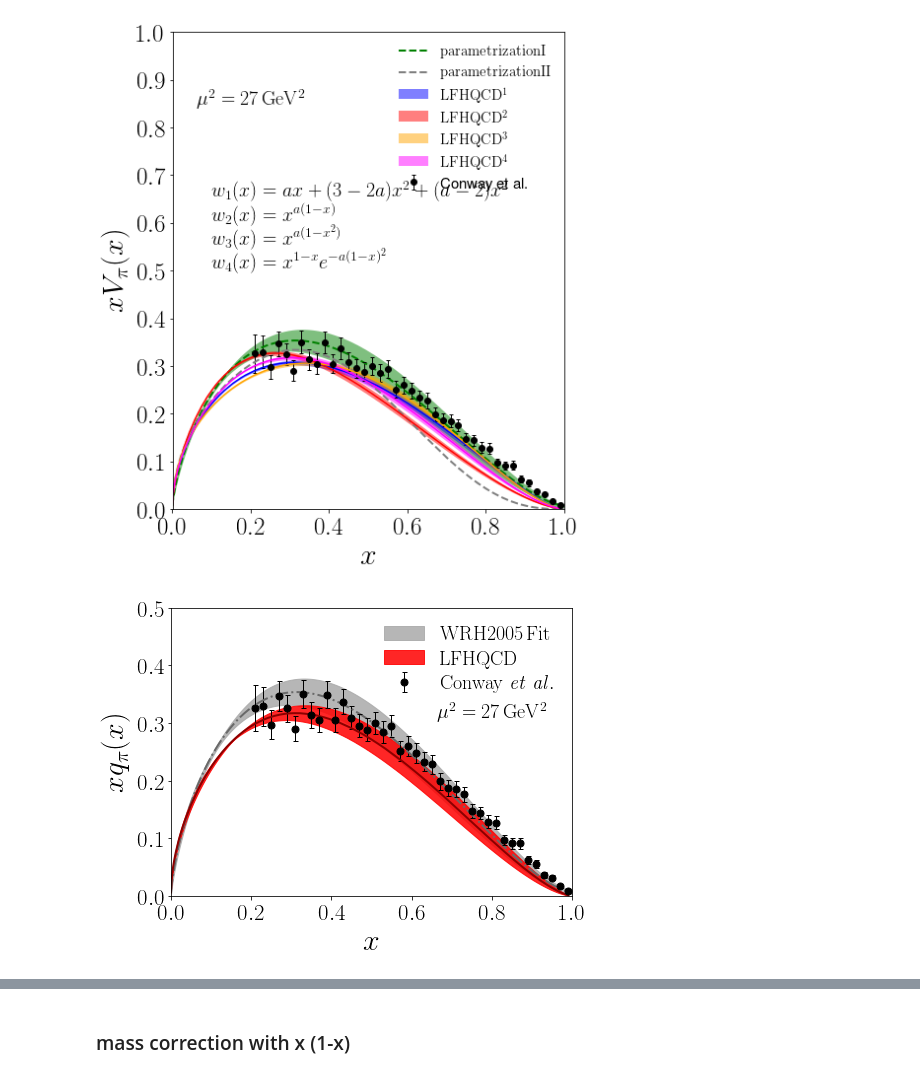
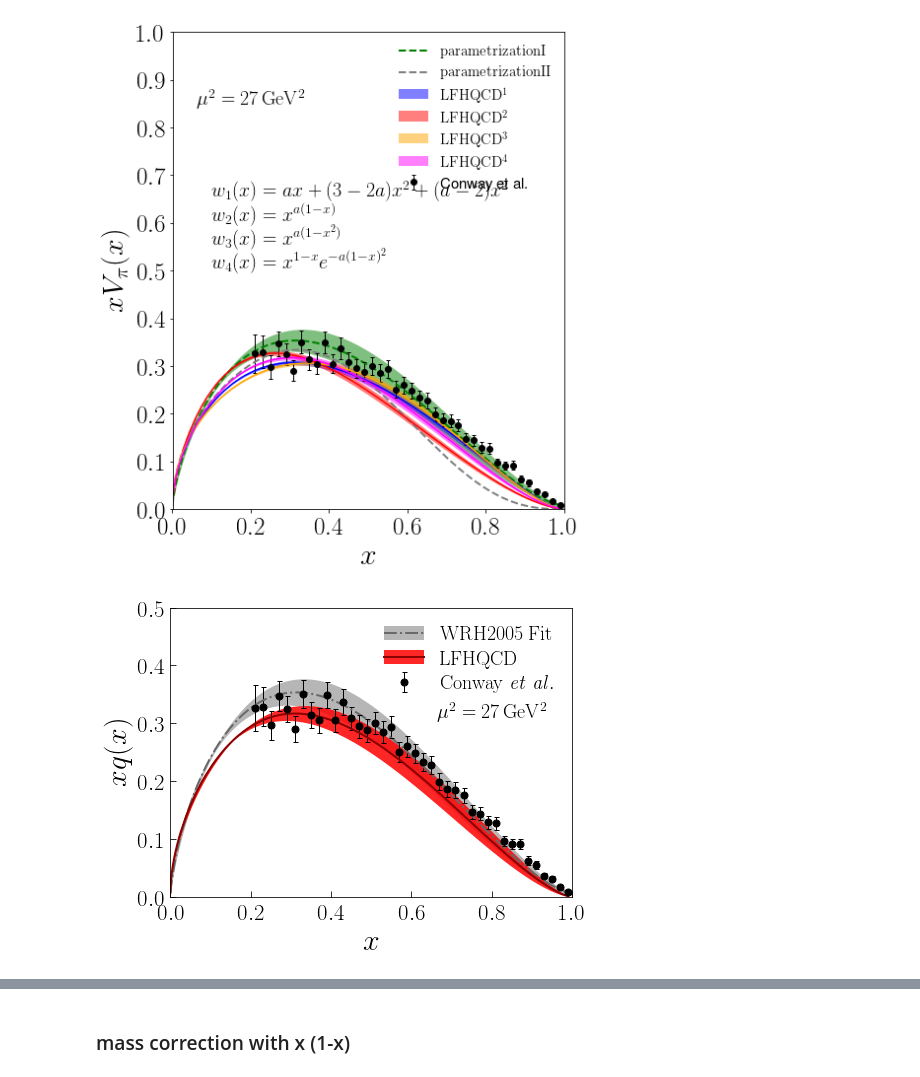
Before and after one commit to TianboLiu/LFHQCD, a Jupyter notebook: evolution/compare-pion.ipynb, the cells around one changed output, grey strips where cells are left out. Saved outputs shown, nothing was run; the diff lists cells and outputs as text; code cells hidden in the pictures.

```diff
--- a/evolution/compare-pion.ipynb
+++ b/evolution/compare-pion.ipynb
@@ -88,6 +88,12 @@ xf['pion exp4 shift1']=np.loadtxt("results/pion_exp4_shift1.dat",skiprows=2)
 xf['pion exp4 shift2']=np.loadtxt("results/pion_exp4_shift2.dat",skiprows=2)
 xf['pion exp4 shift3']=np.loadtxt("results/pion_exp4_shift3.dat",skiprows=2)
 xf['pion exp4 shift4']=np.loadtxt("results/pion_exp4_shift4.dat",skiprows=2)
+
+xf['pion NNLO central']=np.loadtxt("results/pion_exp4_NNLO_central.dat",skiprows=2)
+xf['pion NNLO shift1']=np.loadtxt("results/pion_exp4_NNLO_shift1.dat",skiprows=2)
+xf['pion NNLO shift2']=np.loadtxt("results/pion_exp4_NNLO_shift2.dat",skiprows=2)
+xf['pion NNLO shift3']=np.loadtxt("results/pion_exp4_NNLO_shift3.dat",skiprows=2)
+xf['pion NNLO shift4']=np.loadtxt("results/pion_exp4_NNLO_shift4.dat",skiprows=2)
 # %% [markdown]
 ## Plots
 # %% [markdown]
@@ -219,39 +225,40 @@ py.figure(figsize=(ncols*7,nrows*7*0.75))
 ax=py.subplot(nrows,ncols,1)
 # plots
 c1=ax.plot(xf['pion parameterization'][:,0].T, xf['pion parameterization'][:,1].T, color='dimgray', alpha=1, ls='-.', linewidth=2)
 c2=ax.fill_between(xf['pion parameterization'][:,0].T, xf['pion parameterization'][:,1].T-xf['pion parameterization'][:,2].T, xf['pion parameterization'][:,1].T+xf['pion parameterization'][:,2].T,\
-            color='darkgray', alpha=0.85, linewidth=1, label=r'$\rm WRH2005\,Fit$')
+            color='darkgray', alpha=0.85, linewidth=0, label=r'$\rm WRH2005\,Fit$')
 #ax.plot(xf['pion parameterization NLL 5.2'][:,0].T, xf['pion parameterization NLL 5.2'][:,1].T, color='gray',ls='--', linewidth=2, label=r'$\rm parametrization~II$')
 c3=ax.errorbar(xf['pion conway'][:,0].T, xf['pion conway'][:,1].T, yerr=xf['pion conway'][:,2].T, marker='o',\
                markersize=7, capsize=2.5, linewidth=0, elinewidth=1, color='black', label=r'$\rm Conway~\it et~al.$')
 #exp3 input
 #ax.plot(xf['pion exp3 input'][:,0].T, xf['pion exp3 input'][:,1].T, color='grey', ls='-')
 #ax.fill_between(xf['pion exp3 input'][:,0].T,\
 #               (xf['pion exp3 input'][:,1]-((xf['pion exp3 input1'][:,1]-xf['pion exp3 input2'][:,1])**2)**0.5/2).T,\
 #               (xf['pion exp3 input'][:,1]+((xf['pion exp3 input1'][:,1]-xf['pion exp3 input2'][:,1])**2)**0.5/2).T,\
 #               color='grey', alpha=0.4, linewidth=0, label=r'$\rm LFHQCD~\mu_0^2=0.75GeV^2$')
 #exp4
 c4=ax.plot(xf['pion exp4 central'][:,0].T, xf['pion exp4 central'][:,1].T, linewidth=2, color='darkred', ls='-')
 c5=ax.fill_between(xf['pion exp4 central'][:,0].T,\
                (xf['pion exp4 central'][:,1]-((xf['pion exp4 shift1'][:,1]-xf['pion exp4 shift2'][:,1])**2+(xf['pion exp4 shift3'][:,1]-xf['pion exp4 shift4'][:,1])**2)**0.5/2).T,\
                (xf['pion exp4 central'][:,1]+((xf['pion exp4 shift1'][:,1]-xf['pion exp4 shift2'][:,1])**2+(xf['pion exp4 shift3'][:,1]-xf['pion exp4 shift4'][:,1])**2)**0.5/2).T,\
-               color='red', alpha=0.85, linewidth=1, label=r'$\rm LFHQCD$')
+               color='red', alpha=0.85, linewidth=0, label=r'$\rm LFHQCD$')
 #setting
 ax.set_xlabel(r'$x$',size=30)
-ax.set_ylabel(r'$xq_\pi(x)$',size=30)
-ax.set_xlim(1e-3,1)
-ax.set_ylim(0,0.5)
+ax.set_ylabel(r'$xq(x)$',size=30)
+ax.set_xlim(0,1)
+ax.set_ylim(0.0,0.5)
 #ax.set_xscale('')
-ax.tick_params(axis='both', which='major', labelsize=23)
+ax.tick_params(axis='both', which='major', labelsize=23, direction='in', length=6, pad=6)
 #ax.set_xticks([0.0,0.2,0.4,0.6,0.8,1.0])
 #ax.set_yticks([0.0,0.1,0.2,0.3,0.4,0.5,0.6,0.7,0.8])
 ax.text(0.8,0.62,r'$\rm \mu^2=27\,GeV^2$',horizontalalignment='center',transform=ax.transAxes,size=20)
 #ax.text(0.20,0.85,r'$\rm \mu^2=27\,GeV^2$',horizontalalignment='center',transform=ax.transAxes,size=20)
 #ax.text(0.10,0.70,r'$w(x)=x^{1-x}e^{-a(1-x)^2}$',horizontalalignment='left',transform=ax.transAxes,size=20)
-H=[r'$Conway~\it et al.$',r'$\rm WRH2005~Fit$',r'$LFHQCD$']
-ax.legend(fontsize=20,frameon=False, labelspacing=0.3, loc='upper right')
+L=[(c2, c1[0]),(c5, c4[0]), c3]
+H=[r'$\rm WRH2005~Fit$',r'$\rm LFHQCD$', r'$\rm Conway~\it et~al.$']
+ax.legend(L, H, fontsize=20,frameon=False, labelspacing=0.3, loc='upper right')
 
 py.tight_layout()
 py.savefig('results/pion-xv.pdf')
 # %% [output]
-[figure, old version]
+[figure, new version]
```
Also changed, not shown: parts of 1 cell of this notebook, 15 other files.
